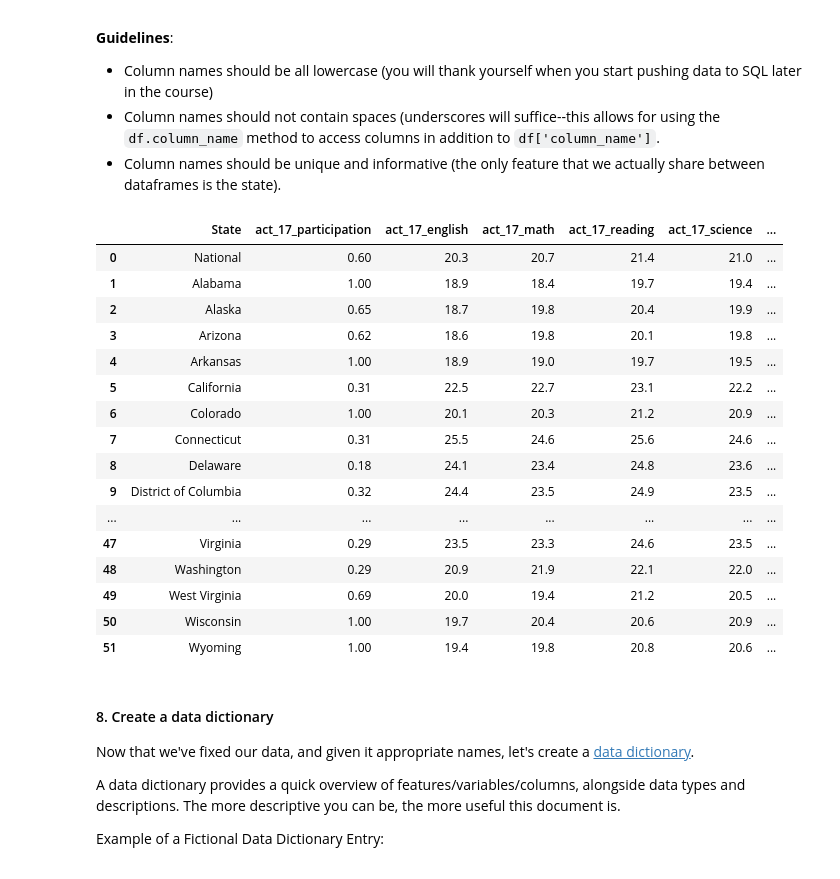
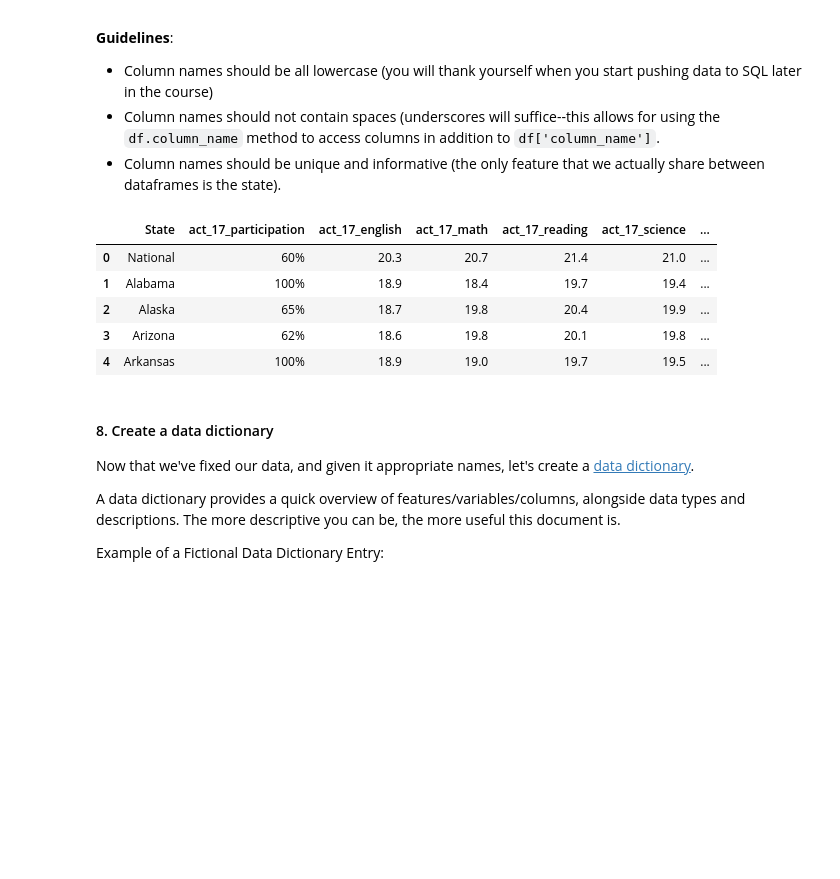
Before and after one commit to KennethChewx/Project_1, a Jupyter notebook: code/starter-code.ipynb, the cells around one changed output. Cells and saved outputs as stored; diff of their text form; code cells hidden in the pictures; blank space fills up the shorter version.

```diff
--- a/code/starter-code.ipynb
+++ b/code/starter-code.ipynb
@@ -309,25 +312,14 @@ act17_df = act_df.rename(columns={'Participation':'act_17_participation',
                       'Science':'act_17_science',
                       'Composite':'act_17_composite'})
 # %%
-act17_df
+act17_df.head()
 # %% [output]
 |  | State | act_17_participation | act_17_english | act_17_math | act_17_reading | act_17_science | ... |
-| 0 | National | 0.60 | 20.3 | 20.7 | 21.4 | 21.0 | ... |
-| 1 | Alabama | 1.00 | 18.9 | 18.4 | 19.7 | 19.4 | ... |
-| 2 | Alaska | 0.65 | 18.7 | 19.8 | 20.4 | 19.9 | ... |
-| 3 | Arizona | 0.62 | 18.6 | 19.8 | 20.1 | 19.8 | ... |
-| 4 | Arkansas | 1.00 | 18.9 | 19.0 | 19.7 | 19.5 | ... |
-| 5 | California | 0.31 | 22.5 | 22.7 | 23.1 | 22.2 | ... |
-| 6 | Colorado | 1.00 | 20.1 | 20.3 | 21.2 | 20.9 | ... |
-| 7 | Connecticut | 0.31 | 25.5 | 24.6 | 25.6 | 24.6 | ... |
-| 8 | Delaware | 0.18 | 24.1 | 23.4 | 24.8 | 23.6 | ... |
-| 9 | District of Columbia | 0.32 | 24.4 | 23.5 | 24.9 | 23.5 | ... |
-| ... | ... | ... | ... | ... | ... | ... | ... |
-| 47 | Virginia | 0.29 | 23.5 | 23.3 | 24.6 | 23.5 | ... |
-| 48 | Washington | 0.29 | 20.9 | 21.9 | 22.1 | 22.0 | ... |
-| 49 | West Virginia | 0.69 | 20.0 | 19.4 | 21.2 | 20.5 | ... |
-| 50 | Wisconsin | 1.00 | 19.7 | 20.4 | 20.6 | 20.9 | ... |
-| 51 | Wyoming | 1.00 | 19.4 | 19.8 | 20.8 | 20.6 | ... |
+| 0 | National | 60% | 20.3 | 20.7 | 21.4 | 21.0 | ... |
+| 1 | Alabama | 100% | 18.9 | 18.4 | 19.7 | 19.4 | ... |
+| 2 | Alaska | 65% | 18.7 | 19.8 | 20.4 | 19.9 | ... |
+| 3 | Arizona | 62% | 18.6 | 19.8 | 20.1 | 19.8 | ... |
+| 4 | Arkansas | 100% | 18.9 | 19.0 | 19.7 | 19.5 | ... |
 # %% [markdown]
 #### 8. Create a data dictionary
 
```
Also changed, not shown: parts of 18 cells of this notebook, 1 other file.
